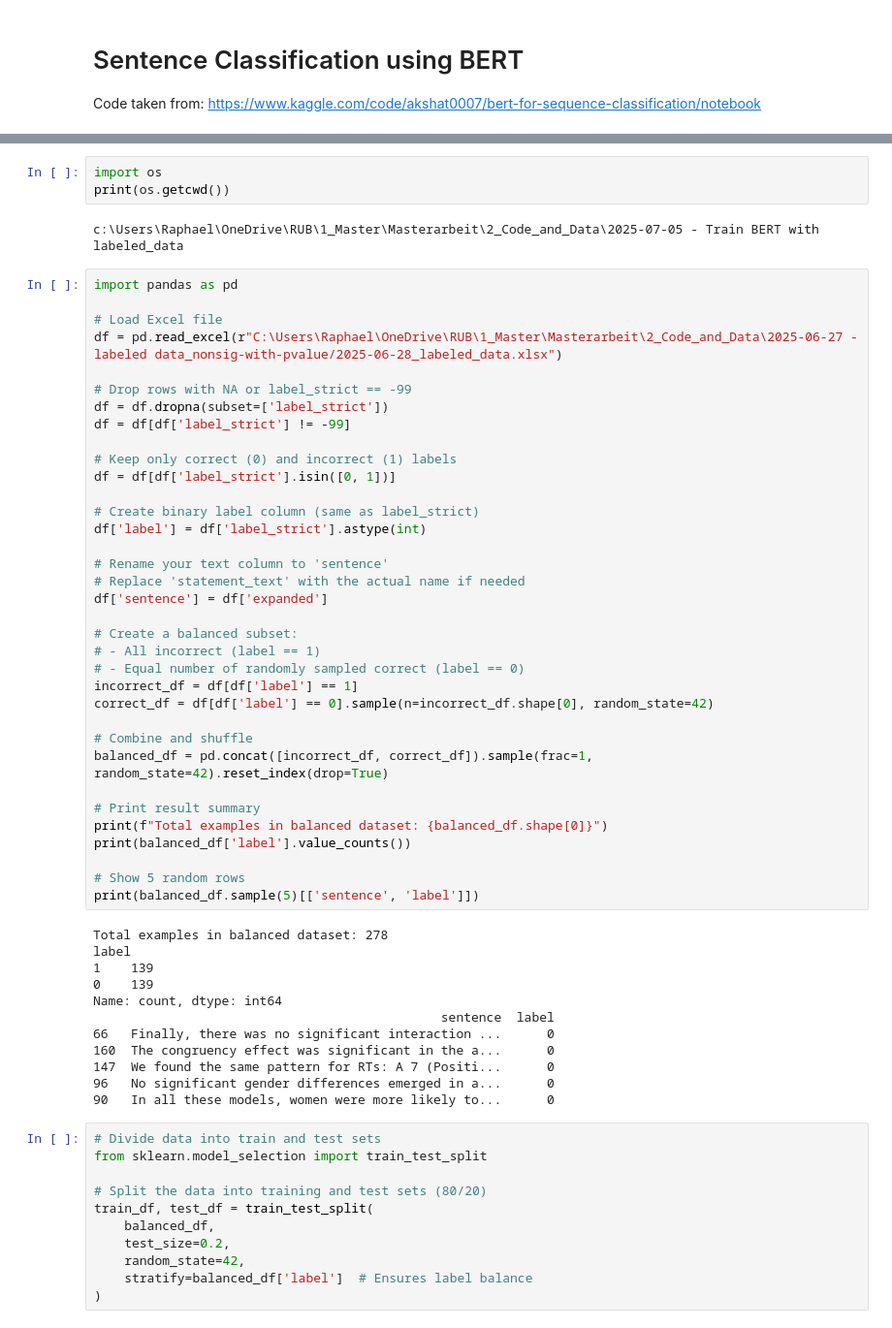
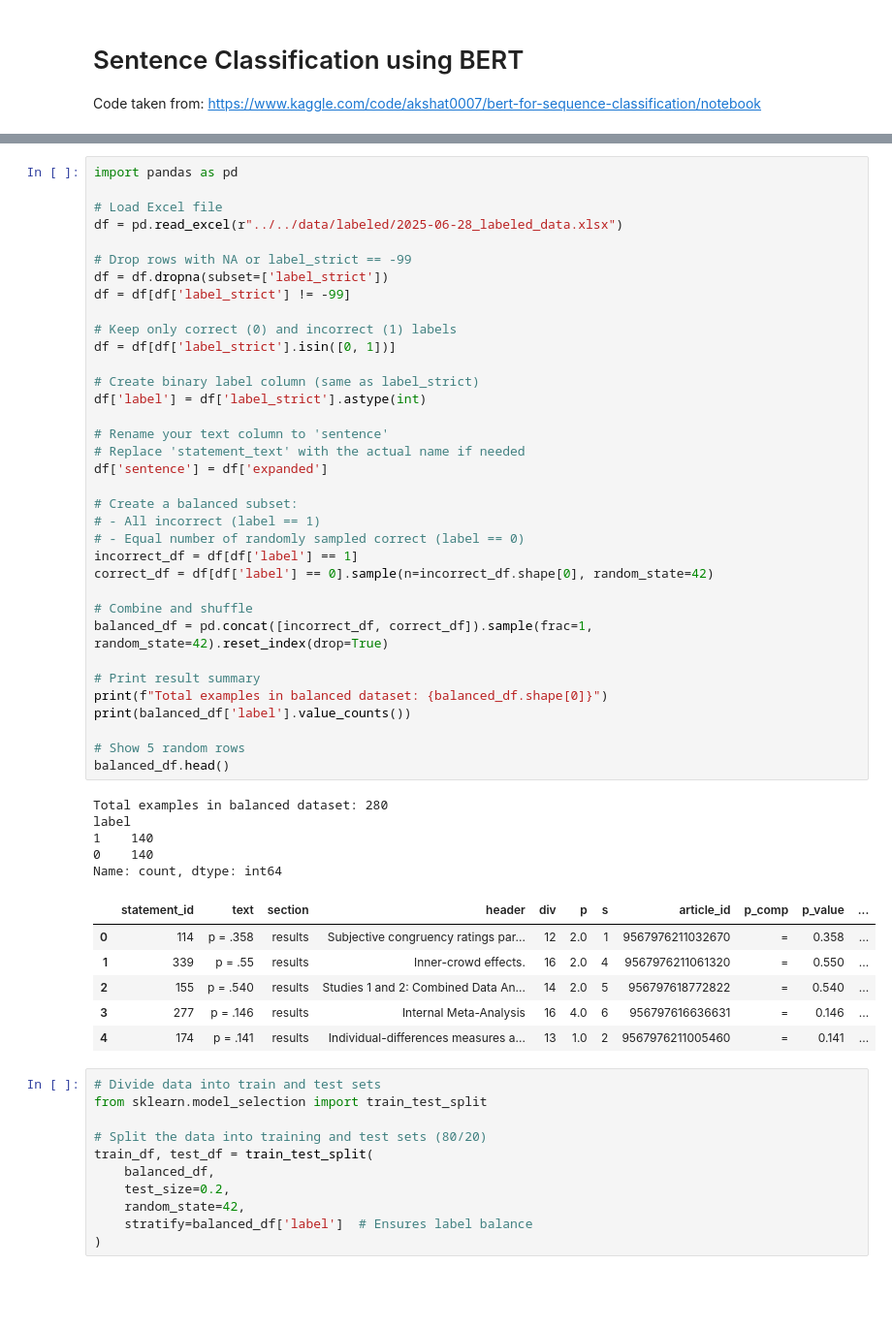
Before and after one commit to Raphael-Merz/nonsig-master-thesis, a Jupyter notebook: notebooks/python/simpel_tutorial_version.ipynb, the cells around one changed output, grey strips where cells are left out. Shown at 97% size. Saved outputs shown, nothing was run; the diff lists cells and outputs as text; blank space fills up the shorter version.

```diff
--- a/notebooks/python/simpel_tutorial_version.ipynb
+++ b/notebooks/python/simpel_tutorial_version.ipynb
@@ -36,55 +18,50 @@ Using device: cpu
-# %%
-import os
-print(os.getcwd())
-# %% [output]
-c:\Users\Raphael\OneDrive\RUB\1_Master\Masterarbeit\2_Code_and_Data\2025-07-05 - Train BERT with labeled_data
 # %%
 import pandas as pd
 
 # Load Excel file
-df = pd.read_excel(r"C:\Users\Raphael\OneDrive\RUB\1_Master\Masterarbeit\2_Code_and_Data\2025-06-27 - labeled data_nonsig-with-pvalue/2025-06-28_labeled_data.xlsx")
+df = pd.read_excel(r"../../data/labeled/2025-06-28_labeled_data.xlsx")
 
 # Drop rows with NA or label_strict == -99
 df = df.dropna(subset=['label_strict'])
 df = df[df['label_strict'] != -99]
 
 # Keep only correct (0) and incorrect (1) labels
 df = df[df['label_strict'].isin([0, 1])]
 
 # Create binary label column (same as label_strict)
 df['label'] = df['label_strict'].astype(int)
 
 # Rename your text column to 'sentence'
 # Replace 'statement_text' with the actual name if needed
 df['sentence'] = df['expanded']
 
 # Create a balanced subset:
 # - All incorrect (label == 1)
 # - Equal number of randomly sampled correct (label == 0)
 incorrect_df = df[df['label'] == 1]
 correct_df = df[df['label'] == 0].sample(n=incorrect_df.shape[0], random_state=42)
 
 # Combine and shuffle
 balanced_df = pd.concat([incorrect_df, correct_df]).sample(frac=1, random_state=42).reset_index(drop=True)
 
 # Print result summary
 print(f"Total examples in balanced dataset: {balanced_df.shape[0]}")
 print(balanced_df['label'].value_counts())
 
 # Show 5 random rows
-print(balanced_df.sample(5)[['sentence', 'label']])
+balanced_df.head()
 # %% [output]
-Total examples in balanced dataset: 278
+Total examples in balanced dataset: 280
 label
-1    139
-0    139
+1    140
+0    140
 Name: count, dtype: int64
-                                              sentence  label
-66   Finally, there was no significant interaction ...      0
-160  The congruency effect was significant in the a...      0
-147  We found the same pattern for RTs: A 7 (Positi...      0
-96   No significant gender differences emerged in a...      0
-90   In all these models, women were more likely to...      0
+|  | statement_id | text | section | header | div | p | s | article_id | p_comp | p_value | ... |
+| 0 | 114 | p = .358 | results | Subjective congruency ratings par... | 12 | 2.0 | 1 | 9567976211032670 | = | 0.358 | ... |
+| 1 | 339 | p = .55 | results | Inner-crowd effects. | 16 | 2.0 | 4 | 9567976211061320 | = | 0.550 | ... |
+| 2 | 155 | p = .540 | results | Studies 1 and 2: Combined Data An... | 14 | 2.0 | 5 | 956797618772822 | = | 0.540 | ... |
+| 3 | 277 | p = .146 | results | Internal Meta-Analysis | 16 | 4.0 | 6 | 956797616636631 | = | 0.146 | ... |
+| 4 | 174 | p = .141 | results | Individual-differences measures a... | 13 | 1.0 | 2 | 9567976211005460 | = | 0.141 | ... |
 # %%
 # Divide data into train and test sets
 from sklearn.model_selection import train_test_split
```
Also changed, not shown: parts of 15 cells of this notebook.
